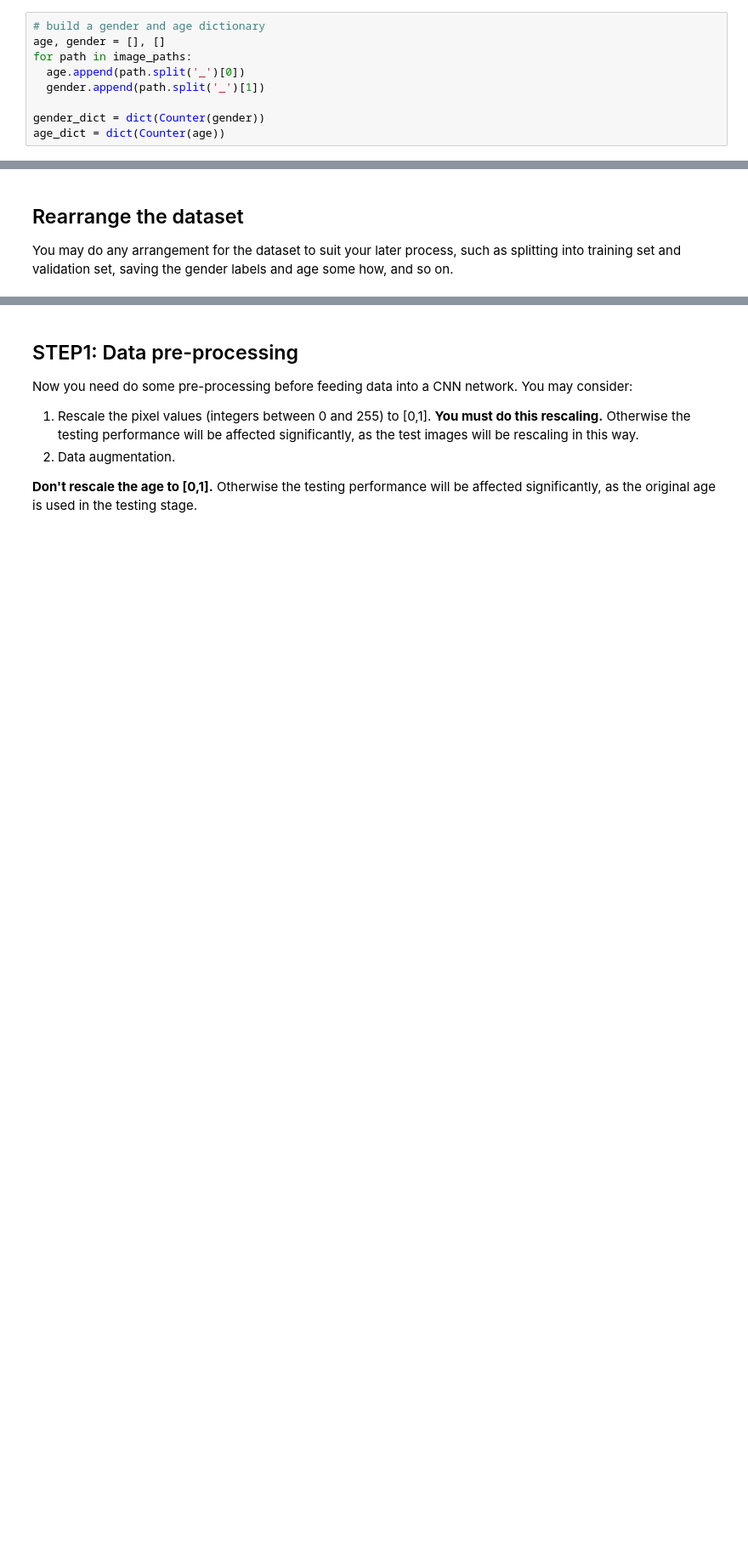
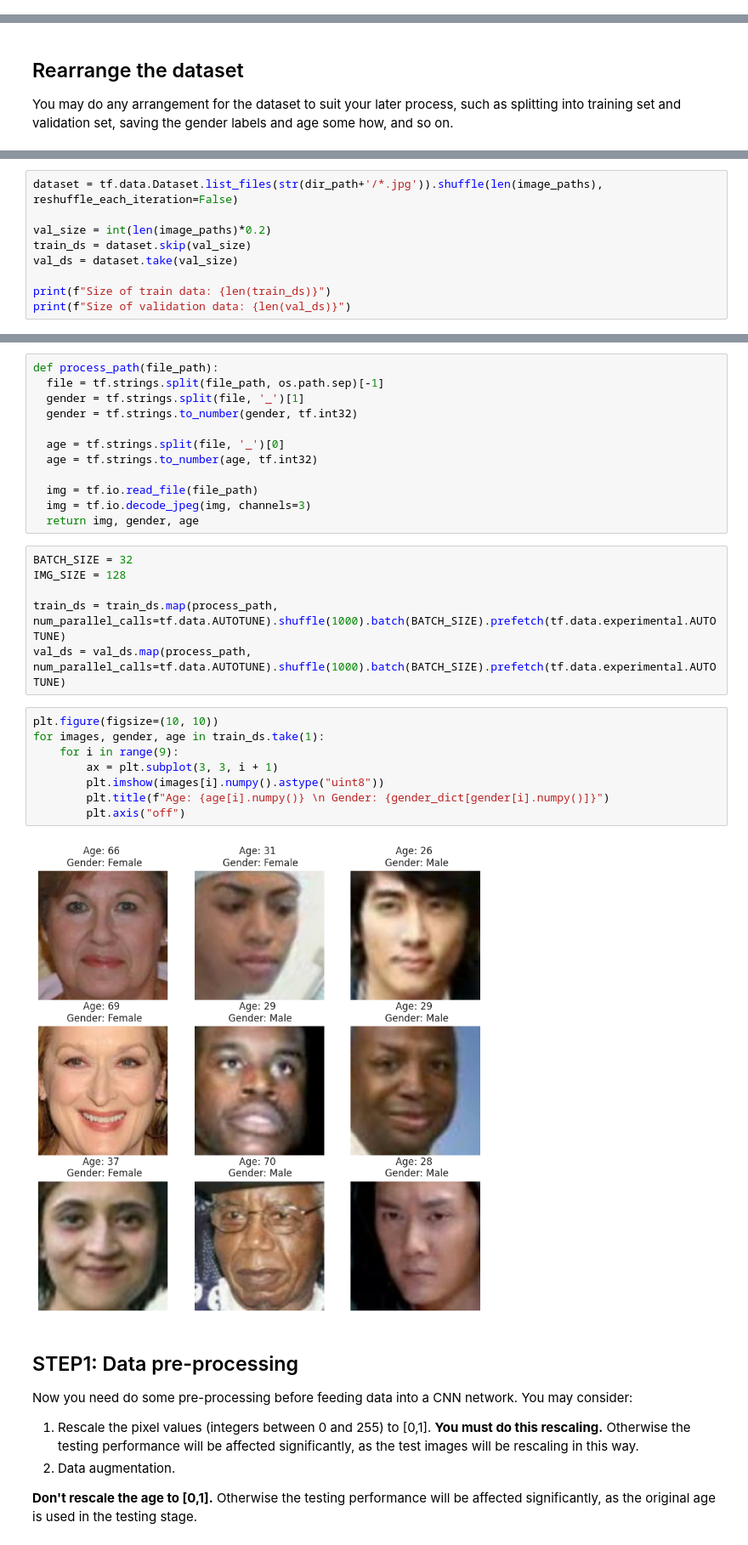
Before and after one commit to yoii18/KaggleModels, a Jupyter notebook: age_gender_submit.ipynb, the cells around one changed output, grey strips where cells are left out. Shown at 85% size. Drawn from its saved outputs; the diff is of its cells as text; blank space fills up the shorter version.

```diff
--- a/age_gender_submit.ipynb
+++ b/age_gender_submit.ipynb
@@ -76,13 +76,4 @@ print(f'Width of image: {shape[1]}')
 # %% [output]
 Height of image: 128
 Width of image: 128
-# %%
-# build a gender and age dictionary
-age, gender = [], []
-for path in image_paths:
-  age.append(path.split('_')[0])
-  gender.append(path.split('_')[1])
-
-gender_dict = dict(Counter(gender))
-age_dict = dict(Counter(age))
 # %%
@@ -129,0 +130,9 @@ Size of validation data: 1000
+# %%
+dataset = tf.data.Dataset.list_files(str(dir_path+'/*.jpg')).shuffle(len(image_paths), reshuffle_each_iteration=False)
+
+val_size = int(len(image_paths)*0.2)
+train_ds = dataset.skip(val_size)
+val_ds = dataset.take(val_size)
+
+print(f"Size of train data: {len(train_ds)}")
+print(f"Size of validation data: {len(val_ds)}")
@@ -130,3 +142,31 @@ Size of validation data: 1000
+# %%
+def process_path(file_path):
+  file = tf.strings.split(file_path, os.path.sep)[-1]
+  gender = tf.strings.split(file, '_')[1]
+  gender = tf.strings.to_number(gender, tf.int32)
+
+  age = tf.strings.split(file, '_')[0]
+  age = tf.strings.to_number(age, tf.int32)
+
+  img = tf.io.read_file(file_path)
+  img = tf.io.decode_jpeg(img, channels=3)
+  return img, gender, age
+# %%
+BATCH_SIZE = 32
+IMG_SIZE = 128
+
+train_ds = train_ds.map(process_path, num_parallel_calls=tf.data.AUTOTUNE).shuffle(1000).batch(BATCH_SIZE).prefetch(tf.data.experimental.AUTOTUNE)
+val_ds = val_ds.map(process_path, num_parallel_calls=tf.data.AUTOTUNE).shuffle(1000).batch(BATCH_SIZE).prefetch(tf.data.experimental.AUTOTUNE)
+# %%
+plt.figure(figsize=(10, 10))
+for images, gender, age in train_ds.take(1):
+    for i in range(9):
+        ax = plt.subplot(3, 3, i + 1)
+        plt.imshow(images[i].numpy().astype("uint8"))
+        plt.title(f"Age: {age[i].numpy()} \n Gender: {gender_dict[gender[i].numpy()]}")
+        plt.axis("off")
+# %% [output]
+[figure, added]
 # %% [markdown]
 ## STEP1: Data pre-processing
 Now you need do some pre-processing before feeding data into a CNN network. You may consider:
```
Also changed, not shown: parts of 7 cells of this notebook.
